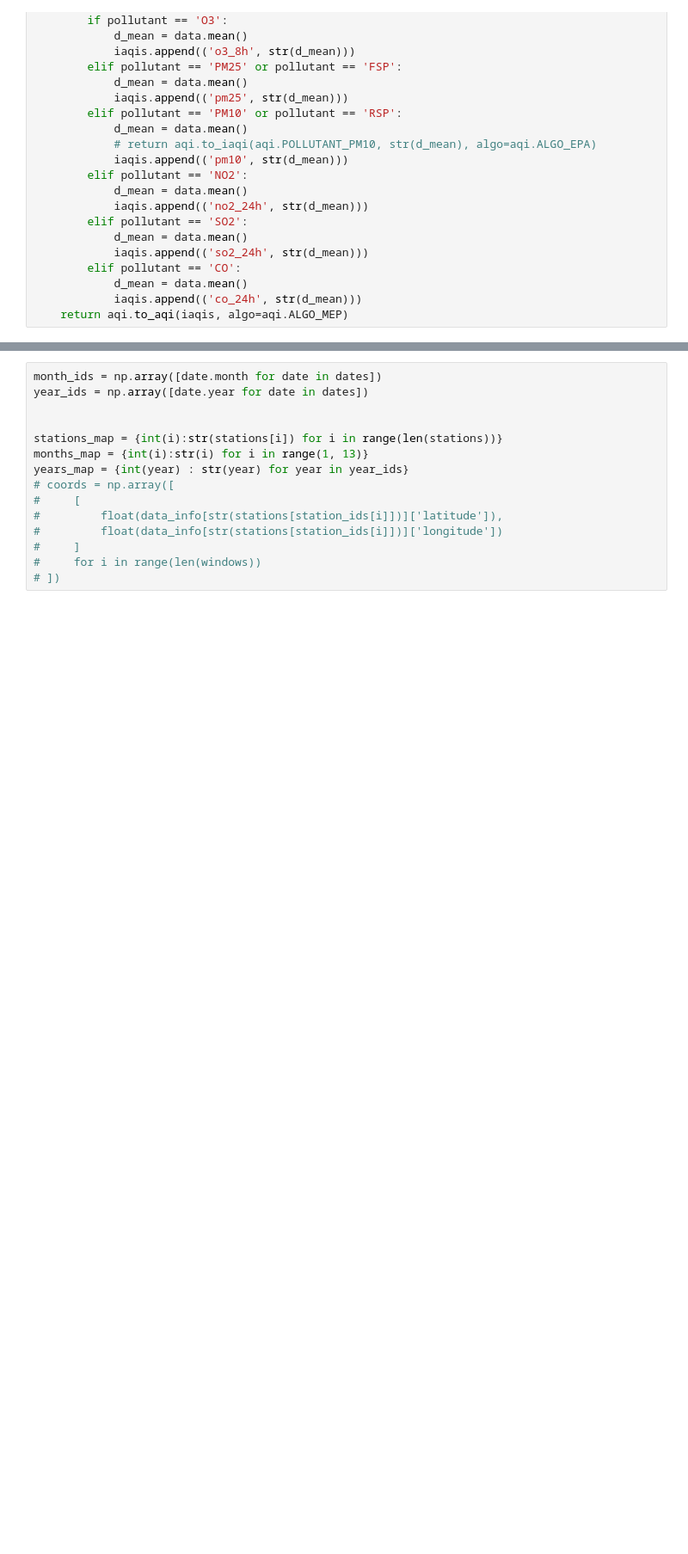
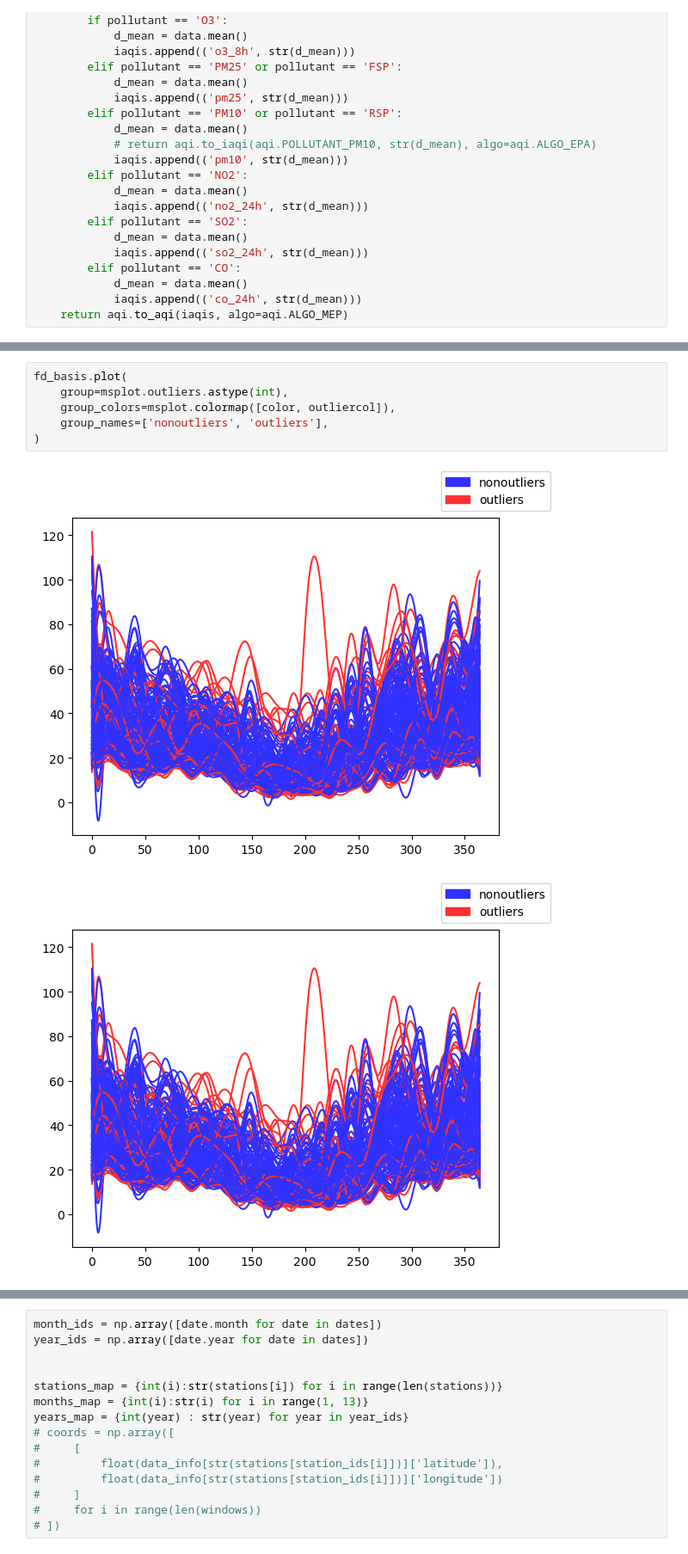
Before and after one commit to texsmv/airq_tool, a Jupyter notebook: ontario_projections_months.ipynb, the cells around one changed output, grey strips where cells are left out. Shown at 86% size. Cells and saved outputs as stored; diff of their text form; blank space fills up the shorter version.

```diff
--- a/ontario_projections_months.ipynb
+++ b/ontario_projections_months.ipynb
@@ -114,0 +216,9 @@ windows, dates, station_ids, stations = commonWindows(windows_map, pollutans, da
+# %%
+fd_basis.plot(
+    group=msplot.outliers.astype(int),
+    group_colors=msplot.colormap([color, outliercol]),
+    group_names=['nonoutliers', 'outliers'],
+)
+# %% [output]
+[figure, added]
+[figure, added]
```
Also changed, not shown: parts of 20 cells of this notebook, 1 other file.
